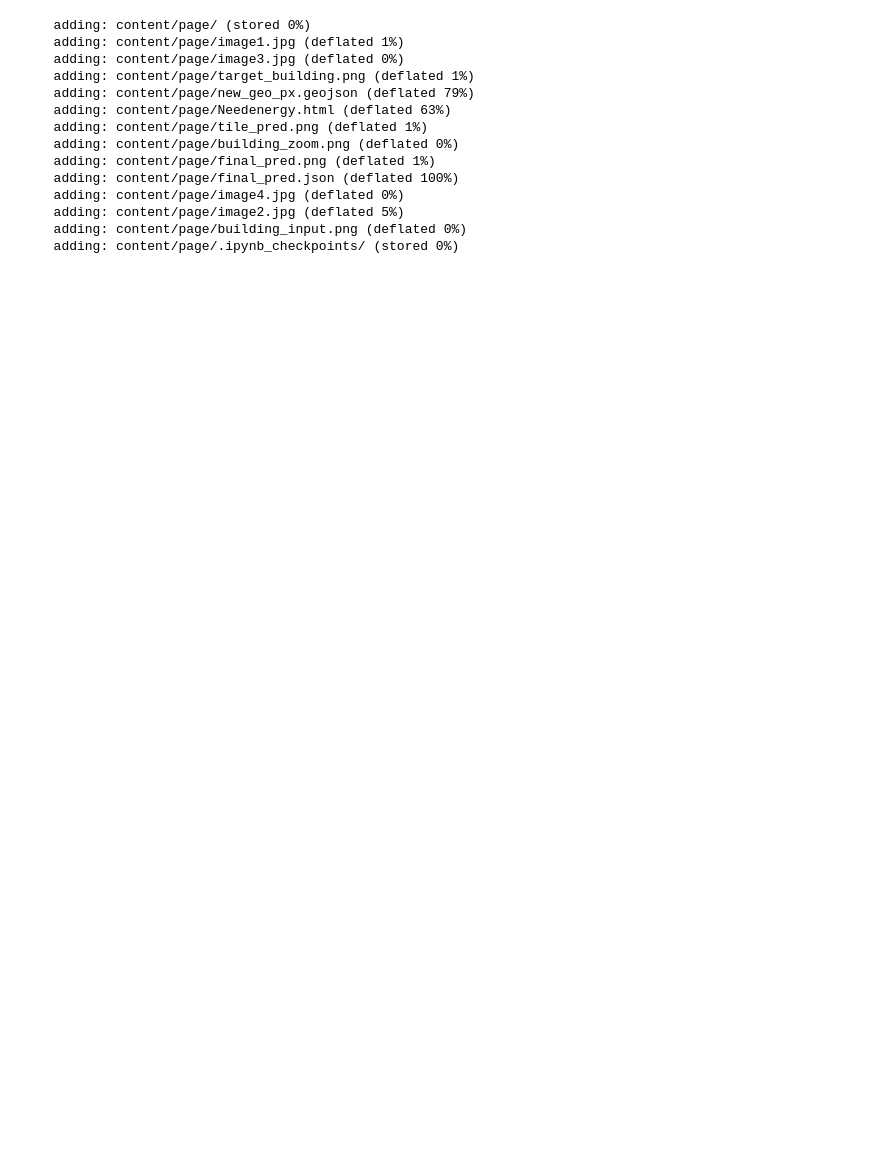
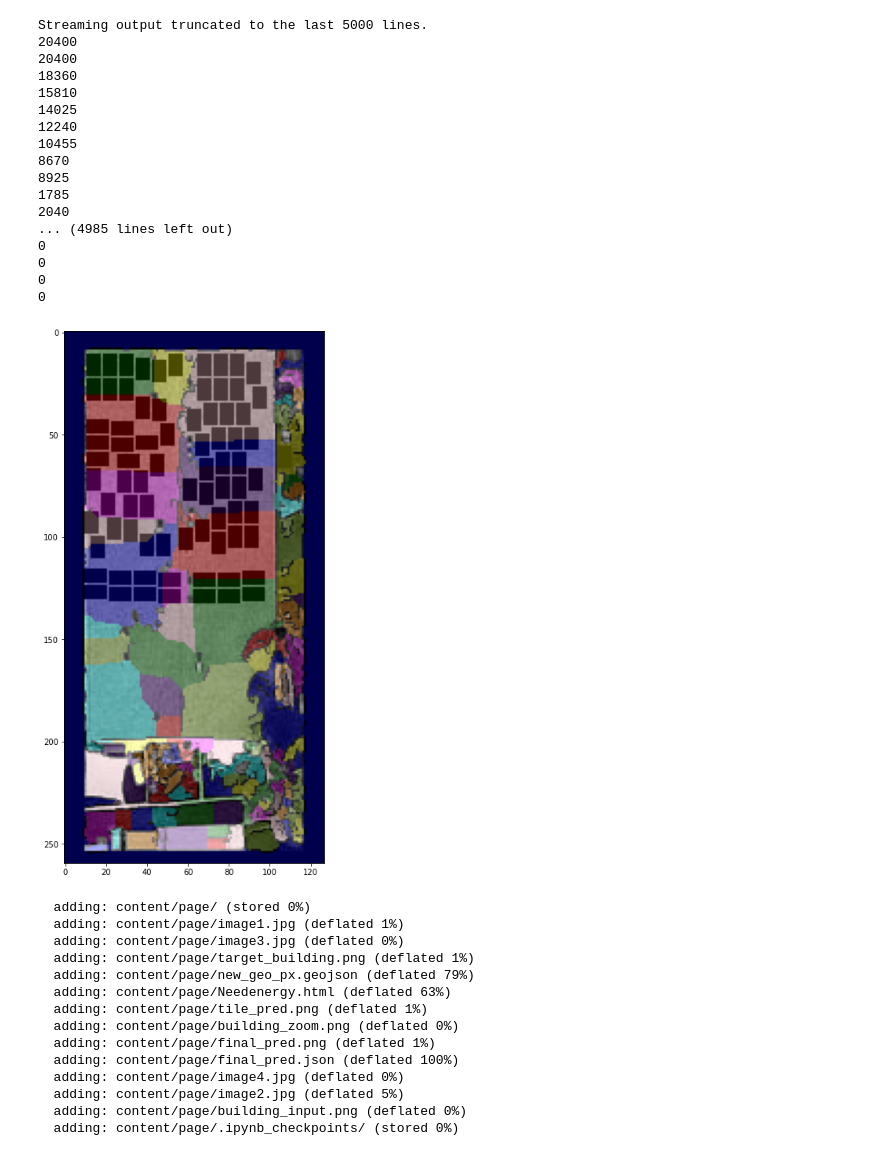
Before and after one commit to HariniSureshS/solarpanel, a Jupyter notebook: Good_Energy_POC.ipynb, the cells around one changed output. Cells and saved outputs as stored; diff of their text form; code cells hidden in the pictures; blank space fills up the shorter version.

```diff
--- a/Good_Energy_POC.ipynb
+++ b/Good_Energy_POC.ipynb
@@ -677,3 +718,64 @@ Give Padding. Default (0, 0) :0,0
+# %%
+from skimage.color import label2rgb
+import matplotlib.patches as mpatches
+from skimage.measure import regionprops,regionprops_table
+
+cpy=rooftop
+fig, ax = plt.subplots(figsize=(10, 10))
+for region in regionprops(labels):
+    # take regions with large enough areas
+    if region.area >300:
+      minr, minc, maxr, maxc = region.bbox
+      rect = mpatches.Rectangle((minc, minr), maxc - minc, maxr - minr,
+                                  fill=False, edgecolor='red', linewidth=2)
+      #ax.add_patch(rect)
+      print((region.coords[0]))
+      if (maxc-minc) > (maxr-minr):
+        window_stepx=8
+        window_stepy=12
+        window_sizex=7
+        window_sizey=11
+      else:
+        window_stepx=12
+        window_stepy=8
+        window_sizex=11
+        window_sizey=7
+      for cord in region.coords:
+        x=cord[0]
+        y=cord[1]
+        #print(edgeim[y,x])
+        window = edgeim[y:y+window_stepy, x:x+window_stepx]
+        print(np.sum(window))
+        if(np.sum(window)==0):
+          cpy[y:y+window_sizey, x:x+window_sizex,:]=0
+          edgeim[y:y+window_stepy, x:x+window_stepx]=255
+
+
+image_label_overlay = label2rgb(labels, image=rooftop, bg_label=0)
+
+ax.imshow(image_label_overlay)
+
+plt.tight_layout()
+plt.show()
+# %% [output]
+Streaming output truncated to the last 5000 lines.
+20400
+20400
+18360
+15810
+14025
+12240
+10455
+8670
+8925
+1785
+2040
+... (4985 lines left out)
+0
+0
+0
+0
+[figure, added]
 # %%
 #@title
 !cp -r '/content/drive/MyDrive/Official Folder Omdena Talent Good3Energy/Pipeline/output/.' page
```
Also changed, not shown: parts of 6 cells of this notebook, 1 other file.
